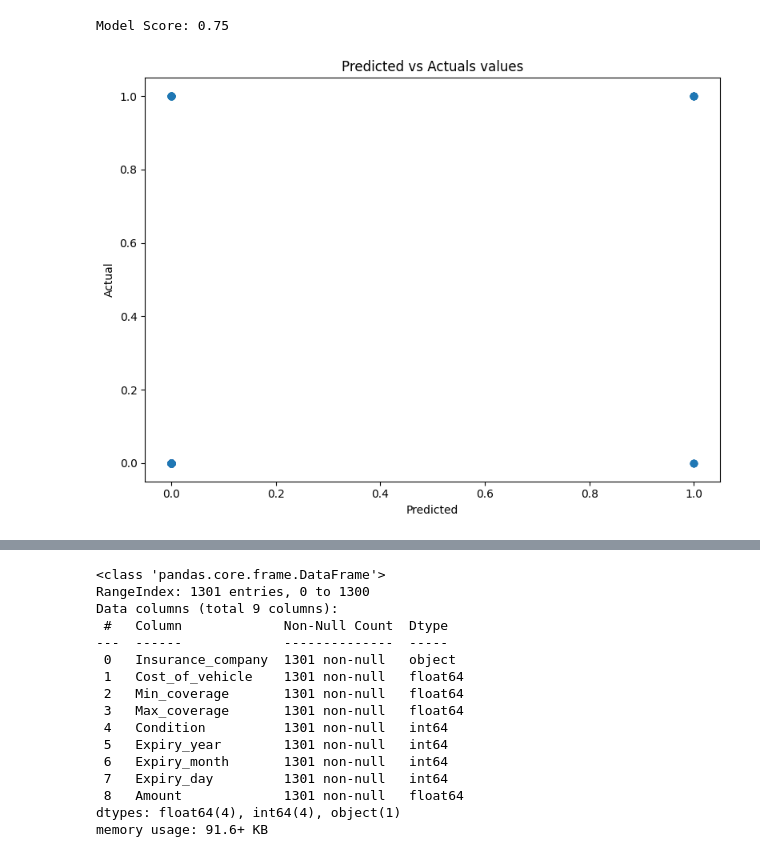
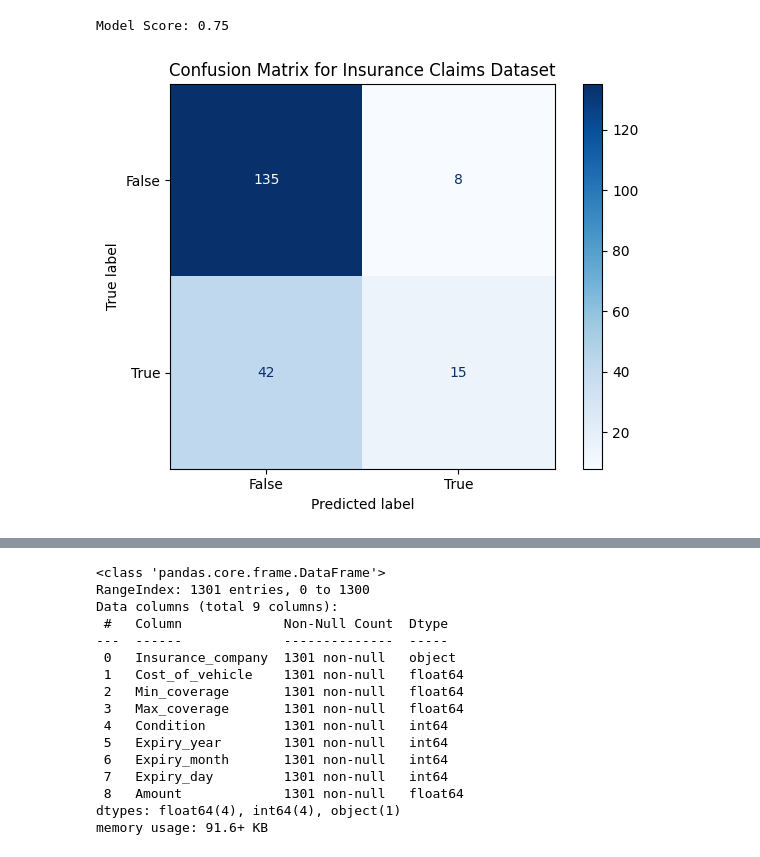
Before and after one commit to jtvon/799S-Data-Science-Capstone, a Jupyter notebook: Week-1-jupyter-notebook.ipynb, the cells around one changed output, grey strips where cells are left out. Cells and saved outputs as stored; diff of their text form; code cells hidden in the pictures.

```diff
--- a/Week-1-jupyter-notebook.ipynb
+++ b/Week-1-jupyter-notebook.ipynb
@@ -194,17 +232,16 @@ score_ins = lm_ins.score(X_ins_test_scaled, y_ins_test)
 print(f"Model Score: {score_ins}")
 # %% [output]
 Model Score: 0.75
-# %%
-# Plot the results of the insurance claims dataset
-plt.figure(figsize=(8,6))
-plt.scatter(y_ins_pred, y_ins_test, alpha=.5)
-plt.title("Predicted vs Actuals values")
-plt.xlabel("Predicted")
-plt.ylabel("Actual")
-plt.tight_layout()
-plt.show()
-# %% [output]
-[figure, removed]
+# %%
+# Plot the confusion matrix
+cm_ins = confusion_matrix(y_ins_test, y_ins_pred)
+disp_ins = ConfusionMatrixDisplay(confusion_matrix=cm_ins, display_labels=['False', 'True'])
+disp_ins.plot(cmap=plt.cm.Blues)
+plt.title(f'Confusion Matrix for Insurance Claims Dataset')
+plt.tight_layout()
+plt.show()
+# %% [output]
+[figure, added]
 # %%
 # load the fast, furious, and insured dataset
 df_fur = pd.read_csv(r'C:\Users\JT von Seggern\DS Masters Repos\799S-Data-Science-Capstone\Fast_Furious_Insured\train_cleaned.csv')
```
Also changed, not shown: parts of 12 cells of this notebook, 1 other file.
